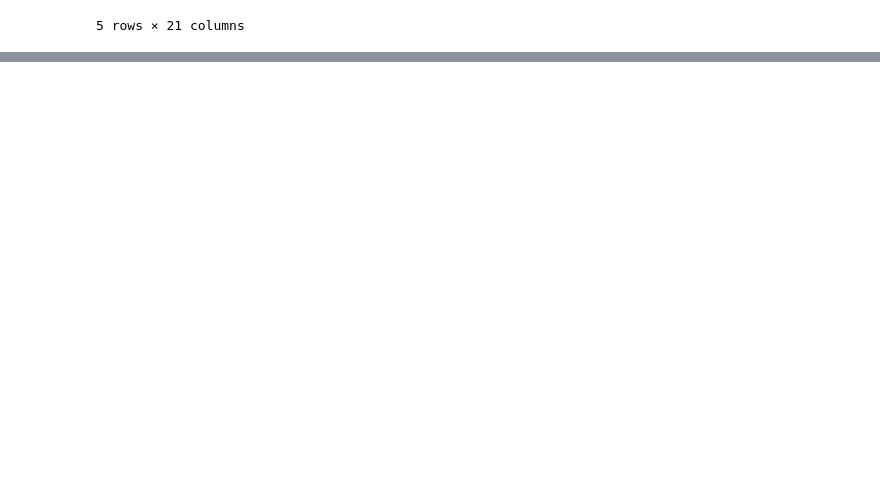
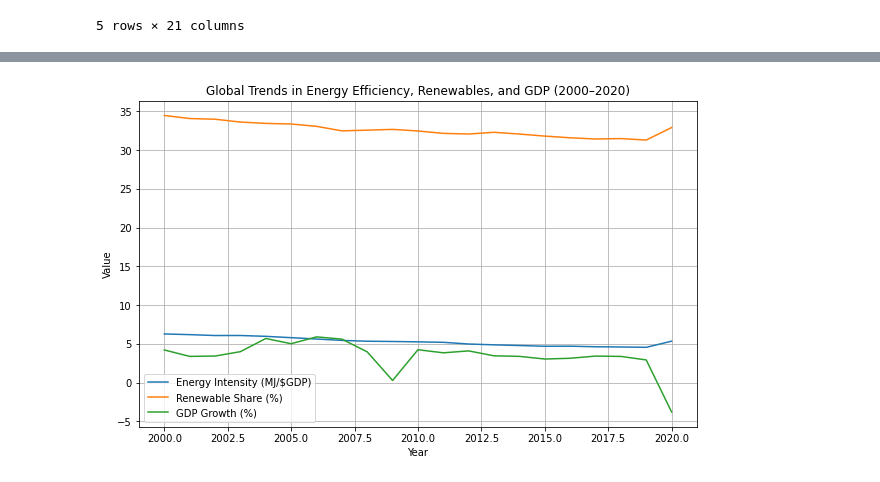
Before and after one commit to mnoriega-mx/energy-efficiency-trends, a Jupyter notebook: energy_efficiency_trends.ipynb, the cells around one changed output, grey strips where cells are left out. Saved outputs shown, nothing was run; the diff lists cells and outputs as text; code cells hidden in the pictures; blank space fills up the shorter version.

Commit message:
full re-work
includes:
1. data cleaing
2. EDA
3. descriptive
4. diagnostic

next update will include:
5. predictive
6. prescriptive

```diff
--- a/energy_efficiency_trends.ipynb
+++ b/energy_efficiency_trends.ipynb
@@ -111,0 +84,8 @@ Index(['Year', 'Access to electricity (% of population)',
+# %%
+# Fill values in numerical columns with the mean
+for col in numcol:
+    df[col] = df[col].fillna(df[col].mean())
+# %%
+# Fill values in categorical columns with the mode
+for col in catcol:
+    df[col] = df[col].fillna(df[col].mode()[0])
@@ -112,7 +117,7 @@ Index(['Year', 'Access to electricity (% of population)',
 # %%
-#Outliers
+#Search for outliers in numerical data
 fig = plt.figure(figsize =(15, 8))
-for col in numerical_cols:
+for col in numcol:
     df.boxplot(column=col, vert=False)
 plt.title("Outliers in Numerical Columns")
 plt.show()
@@ -266,0 +160,6 @@ memory usage: 228.2+ KB
+# %%
+# Columns most relevant to the project
+selected= ["Entity", "Year", "Energy intensity level of primary energy (MJ/$2017 PPP GDP)", "Renewable energy share in the total final energy consumption (%)","Renewable-electricity-generating-capacity-per-capita","Electricity from renewables (TWh)","gdp_growth",
+    "Access to electricity (% of population)"]
+df1 = df[selected]
+df1.head()
@@ -266,0 +419,66 @@ memory usage: 228.2+ KB
+# %%
+rename_map = {
+    "Energy intensity level of primary energy (MJ/$2017 PPP GDP)": "energy_intensity",
+    "Energy intensity level of primary energy (MJ/$2011 PPP GDP)": "energy_intensity",
+    "Renewable energy share in the total final energy consumption (%)": "renewable_share",
+    "Renewable-electricity-generating-capacity-per-capita": "renewable_capacity",
+    "Electricity from renewables (TWh)": "renewable_electricity",
+    "gdp_growth": "gdp_growth",
+    "Access to electricity (% of population)": "electricity_access",
+}
+df_clean = df1.rename(columns=rename_map).copy()
+
+numeric_cols = ["energy_intensity", "renewable_share", "gdp_growth", "renewable_capacity", "renewable_electricity", "electricity_access"]
+for col in numeric_cols:
+    if col in df_clean.columns:
+        df_clean[col] = pd.to_numeric(df_clean[col], errors="coerce")
+
+desc_stats = df_clean[numeric_cols].describe().T
+display(desc_stats)
+
+print("Interpretation:")
+print(f"- Energy intensity ranges from {desc_stats.loc['energy_intensity','min']:.2f} to {desc_stats.loc['energy_intensity','max']:.2f} MJ/$2017 PPP GDP.")
+print(f"- Average renewable share: {desc_stats.loc['renewable_share','mean']:.2f}%")
+print(f"- Average electricity access: {desc_stats.loc['electricity_access','mean']:.2f}% of population.")
+print("- This indicates progress in global efficiency, though inequality in access persists.")
+
+country_summary = (
+    df_clean.groupby("Entity")[["energy_intensity","renewable_share","gdp_growth","electricity_access"]]
+    .mean()
+    .sort_values("energy_intensity")
+)
+display(country_summary.head(10))
+
+best_eff = country_summary.head(5)
+worst_eff = country_summary.tail(5)
+
+print("\nCountries with best average energy efficiency (lowest energy intensity):")
+display(best_eff)
+
+print("\nCountries with highest energy intensity (least efficient):")
+display(worst_eff)
+
+yearly = (
+    df_clean.groupby("Year", as_index=True)[["energy_intensity","renewable_share","gdp_growth"]]
+    .mean()
+    .sort_index()
+)
+
+display(yearly.tail())
+
+plt.figure(figsize=(10,6))
+
+if "energy_intensity" in yearly.columns:
+    plt.plot(yearly.index.to_numpy(), yearly["energy_intensity"].to_numpy(), label="Energy Intensity (MJ/$GDP)")
+if "renewable_share" in yearly.columns:
+    plt.plot(yearly.index.to_numpy(), yearly["renewable_share"].to_numpy(), label="Renewable Share (%)")
+if "gdp_growth" in yearly.columns:
+    plt.plot(yearly.index.to_numpy(), yearly["gdp_growth"].to_numpy(), label="GDP Growth (%)")
+
+plt.title("Global Trends in Energy Efficiency, Renewables, and GDP (2000–2020)")
+plt.xlabel("Year")
+plt.ylabel("Value")
+plt.legend()
+plt.grid(True)
+plt.show()
+# %% [output]
@@ -266,0 +532 @@ memory usage: 228.2+ KB
+[figure, added]
```
Also changed, not shown: parts of 87 cells of this notebook.
